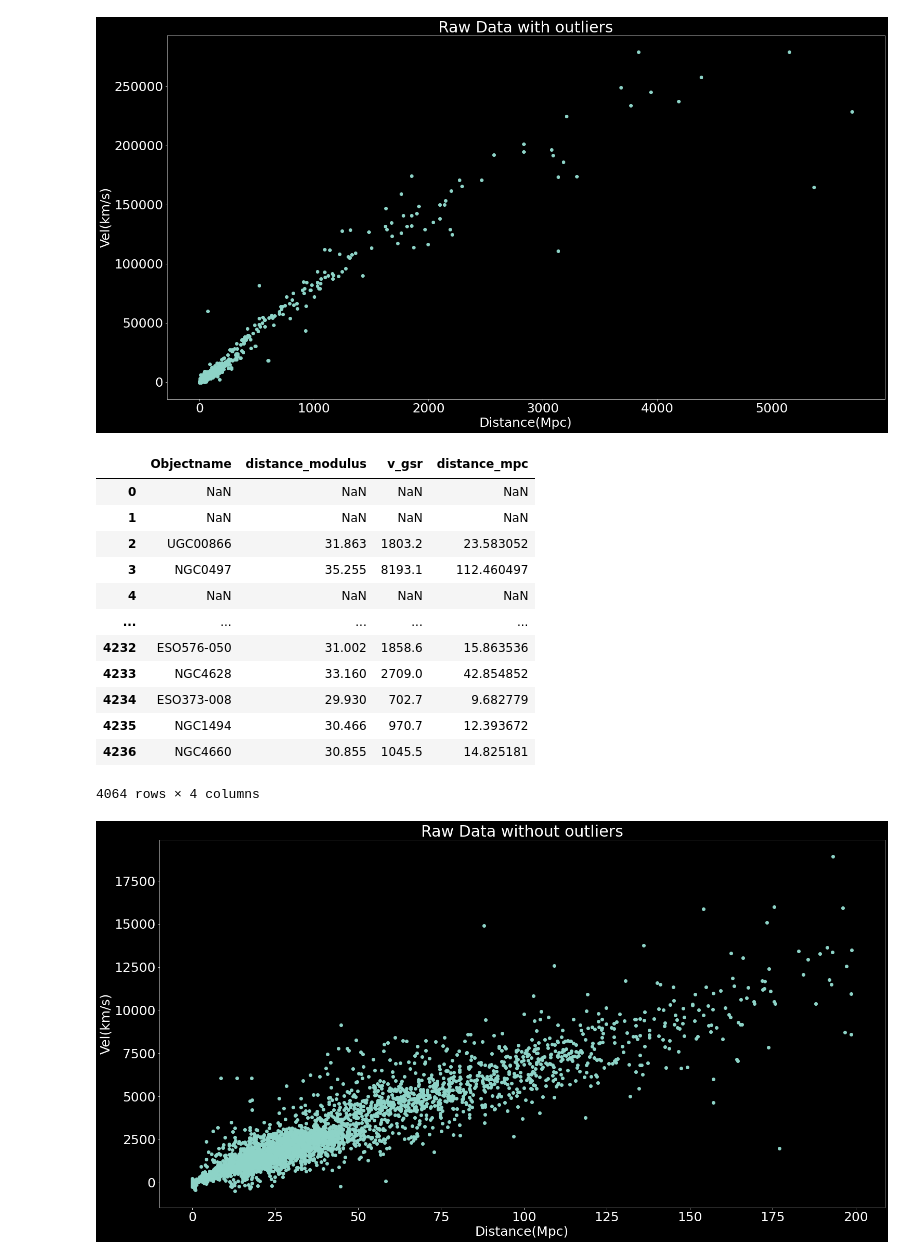
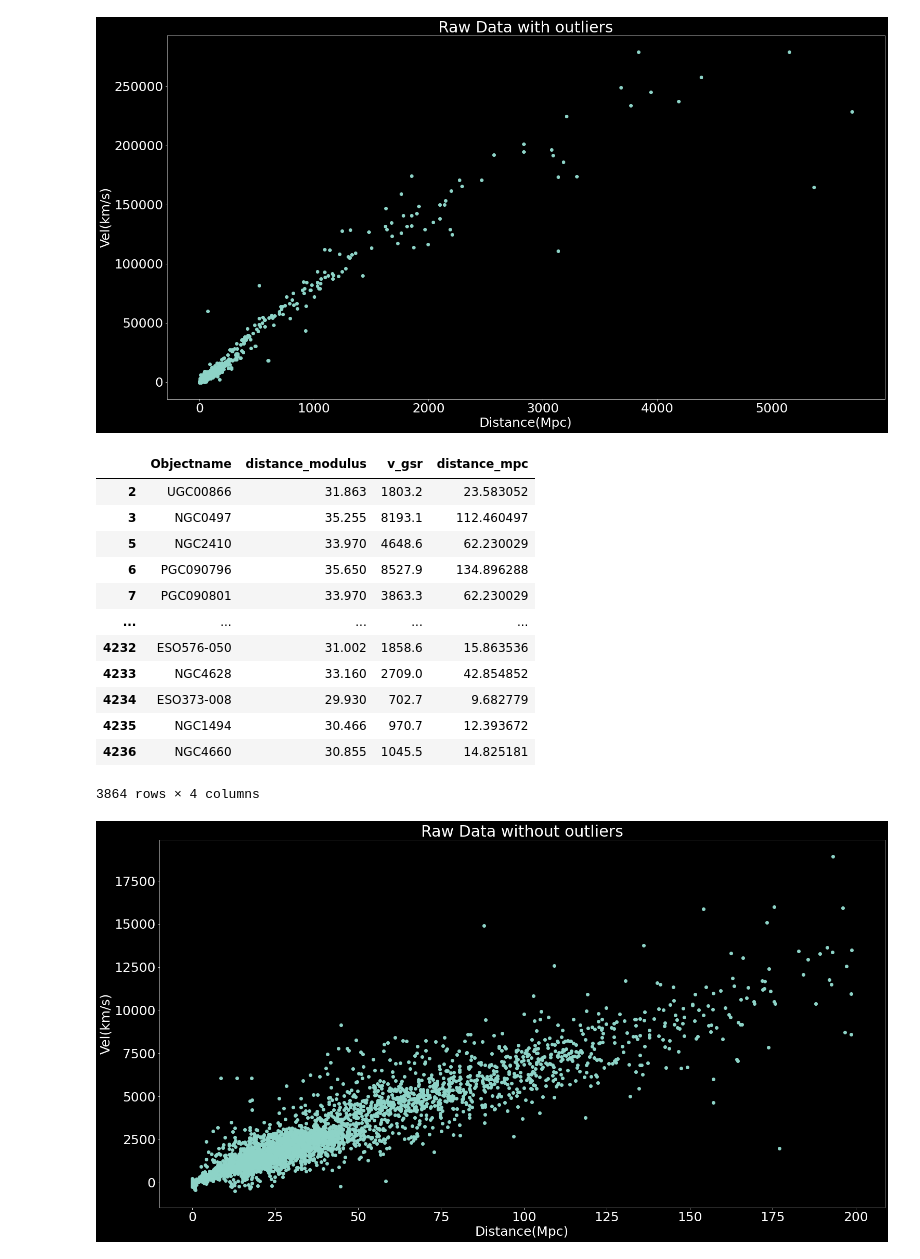
Before and after one commit to bpeck114/c161_project, a Jupyter notebook: dex/hyperleda_query.ipynb, the cells around one changed output. Saved outputs shown, nothing was run; the diff lists cells and outputs as text; code cells hidden in the pictures.

```diff
--- a/dex/hyperleda_query.ipynb
+++ b/dex/hyperleda_query.ipynb
@@ -8,7 +8,7 @@ import pandas as pd
 plt.rcParams.update({'font.size': 25})
 plt.style.use("dark_background")
 # %%
-df = pd.read_csv('hyperleda_calc.csv').dropna()
+df = pd.read_csv('hyperleda_new.csv').dropna()
 df
 # %% [output]
 |  | Objectname | distance_modulus | v_gsr | distance_mpc |
@@ -37,24 +37,24 @@ plt.ylabel('Vel(km/s)')
 Text(0, 0.5, 'Vel(km/s)')
 [figure]
 # %%
-df_filtered = df.where(df.where(df['distance_mpc']<200).dropna()['v_gsr']<20000)
+df_filtered = df.where(df.where(df['distance_mpc']<200).dropna()['v_gsr']<20000).dropna()
 distance_mpc_filtered = df_filtered['distance_mpc']
 vel_gsr_filtered =  df_filtered['v_gsr']
 df_filtered
 # %% [output]
 |  | Objectname | distance_modulus | v_gsr | distance_mpc |
-| 0 | NaN | NaN | NaN | NaN |
-| 1 | NaN | NaN | NaN | NaN |
 | 2 | UGC00866 | 31.863 | 1803.2 | 23.583052 |
 | 3 | NGC0497 | 35.255 | 8193.1 | 112.460497 |
-| 4 | NaN | NaN | NaN | NaN |
+| 5 | NGC2410 | 33.970 | 4648.6 | 62.230029 |
+| 6 | PGC090796 | 35.650 | 8527.9 | 134.896288 |
+| 7 | PGC090801 | 33.970 | 3863.3 | 62.230029 |
 | ... | ... | ... | ... | ... |
 | 4232 | ESO576-050 | 31.002 | 1858.6 | 15.863536 |
 | 4233 | NGC4628 | 33.160 | 2709.0 | 42.854852 |
 | 4234 | ESO373-008 | 29.930 | 702.7 | 9.682779 |
 | 4235 | NGC1494 | 30.466 | 970.7 | 12.393672 |
 | 4236 | NGC4660 | 30.855 | 1045.5 | 14.825181 |
-4064 rows × 4 columns
+3864 rows × 4 columns
 # %%
 plt.figure(figsize = (25,13))
 plt.scatter(distance_mpc_filtered,vel_gsr_filtered)
```
Also changed, not shown: parts of 8 cells of this notebook.
